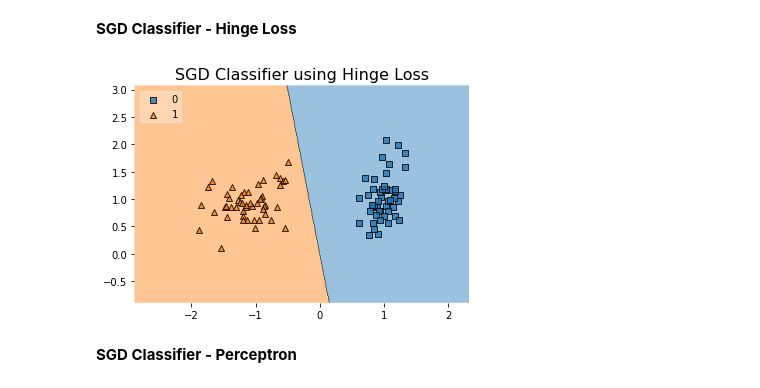
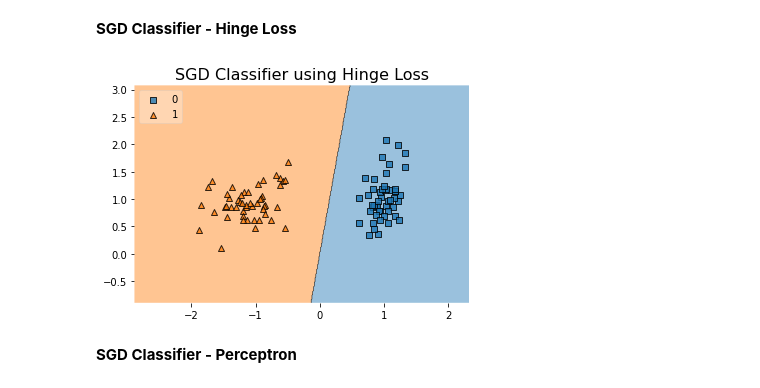
Before and after one commit to zachfreitas/ADS_504_Machine_Learning, a Jupyter notebook: Module_5/Assignment5_template.ipynb, the cells around one changed output. Cells and saved outputs as stored; diff of their text form; code cells hidden in the pictures.

```diff
--- a/Module_5/Assignment5_template.ipynb
+++ b/Module_5/Assignment5_template.ipynb
@@ -59,0 +48,10 @@ l2_acc = pd.DataFrame(results)
+# %%
+# %%pycodestyle # Python Linter
+X, y = make_classification(n_features=2,
+                           n_redundant=0,
+                           n_informative=2,
+                           random_state=1,
+                           n_clusters_per_class=1)
+
+print('X Data Review:\n', X[:5])
+print('\nY Data Review:\n', y[:5])
@@ -72,6 +70,3 @@ for hinge loss appears below.
-# %%
-# Model sits here
-X, y =  #Use bove description to create X and y
 # %% [markdown]
 **SGD Classifier - Log Loss**
 # %%
@@ -85,9 +82,14 @@ plt.show()
 # %% [markdown]
 **SGD Classifier - Hinge Loss**
-# %%
-sgdclf_hinge = #Define model here
-# Draw plot here
-# %% [output]
-[figure, removed]
+# %%
+# %%pycodestyle # Python Linter
+
+sgdclf_hinge = SGDClassifier(loss='hinge').fit(X, y)
+# Draw plot here
+plot_decision_regions(X, y, clf=sgdclf_hinge, legend=2)
+plt.title('SGD Classifier using Hinge Loss', size=16)
+plt.show()
+# %% [output]
+[figure, added]
 # %% [markdown]
 **SGD Classifier - Perceptron**
```
Also changed, not shown: parts of 42 cells of this notebook.
